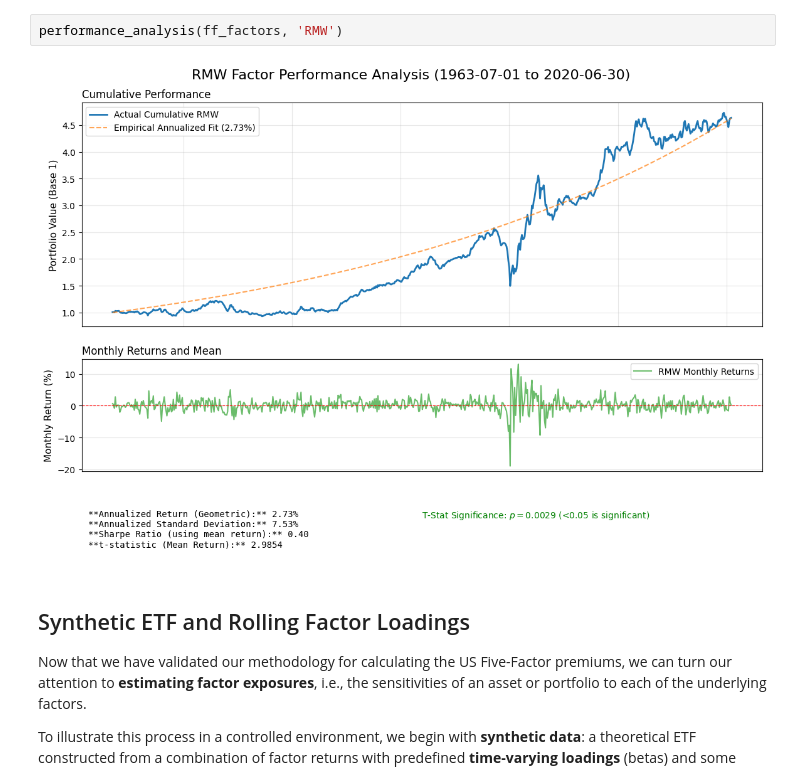
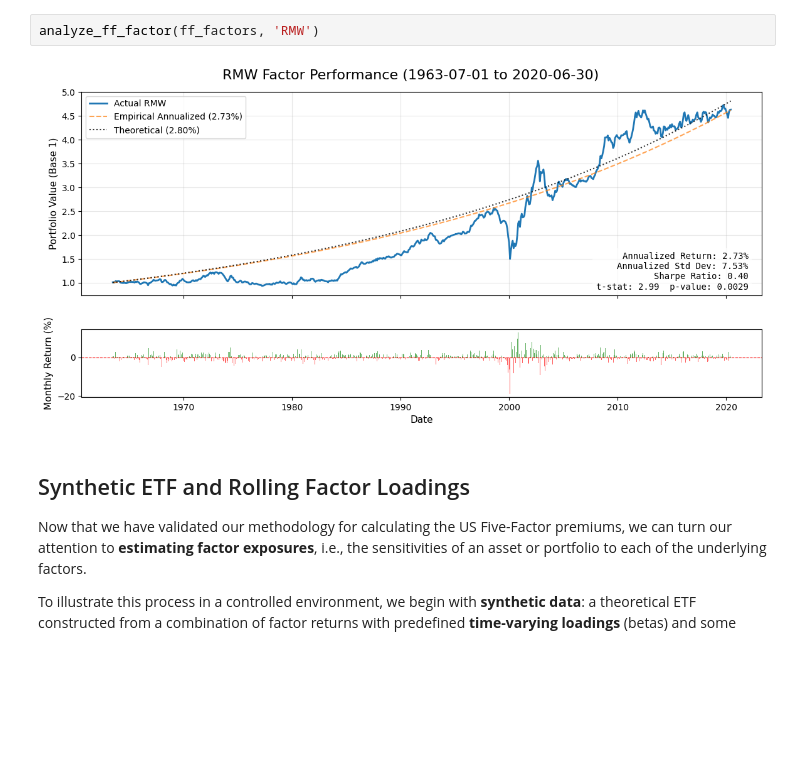
Before and after one commit to husainm97/quant-lab-alpha, a Jupyter notebook: notebooks/factor_premium_tests.ipynb, the cells around one changed output. Drawn from its saved outputs; the diff is of its cells as text; blank space fills up the shorter version.

```diff
--- a/notebooks/factor_premium_tests.ipynb
+++ b/notebooks/factor_premium_tests.ipynb
@@ -197,7 +233,7 @@ performance_analysis(ff_factors, 'HML')
 # %%
-performance_analysis(ff_factors, 'RMW')
+analyze_ff_factor(ff_factors, 'RMW')
 # %% [output]
-[figure, old version]
+[figure, new version]
 # %% [markdown]
 ## Synthetic ETF and Rolling Factor Loadings
 
```
Also changed, not shown: parts of 24 cells of this notebook, 1 other file.
